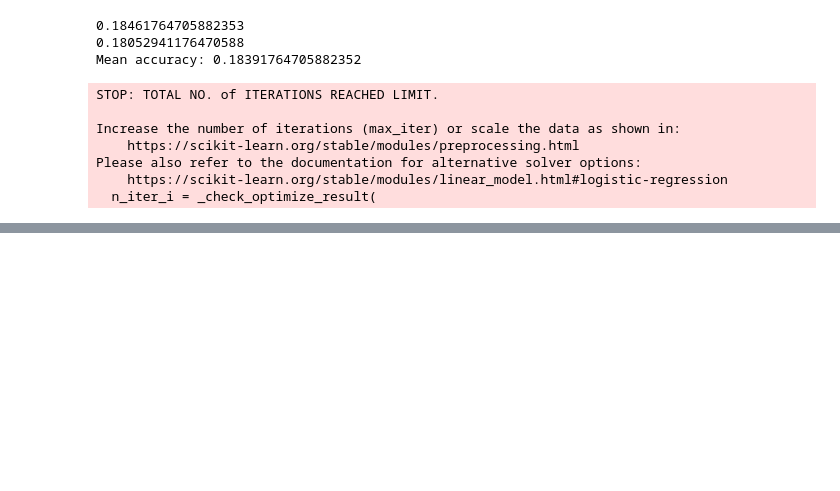
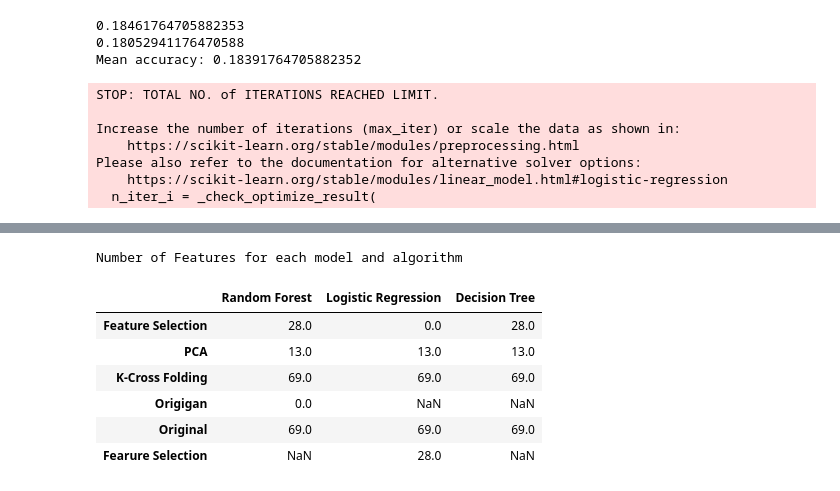
Before and after one commit to AiJared/IP-Network-Traffic-Flows, a Jupyter notebook: IP Network Traffic Flows.ipynb, the cells around one changed output, grey strips where cells are left out. Drawn from its saved outputs; the diff is of its cells as text; code cells hidden in the pictures; blank space fills up the shorter version.

Commit message:
results of different models trained from different algorithms under different settings

```diff
--- a/IP Network Traffic Flows.ipynb
+++ b/IP Network Traffic Flows.ipynb
@@ -629,0 +654,13 @@ Mean accuracy: 0.46431176470588237
+# %%
+features_df = pd.DataFrame(numberOfFeatures)
+print("Number of Features for each model and algorithm")
+features_df
+# %% [output]
+Number of Features for each model and algorithm
+|  | Random Forest | Logistic Regression | Decision Tree |
+| Feature Selection | 28.0 | 0.0 | 28.0 |
+| PCA | 13.0 | 13.0 | 13.0 |
+| K-Cross Folding | 69.0 | 69.0 | 69.0 |
+| Origigan | 0.0 | NaN | NaN |
+| Original | 69.0 | 69.0 | 69.0 |
+| Fearure Selection | NaN | 28.0 | NaN |
```
Also changed, not shown: parts of 20 cells of this notebook.
